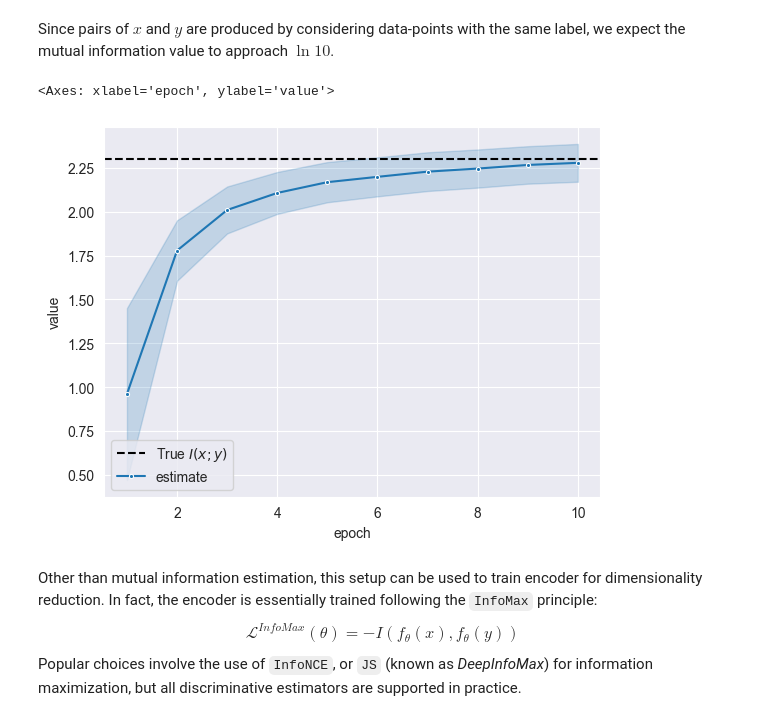
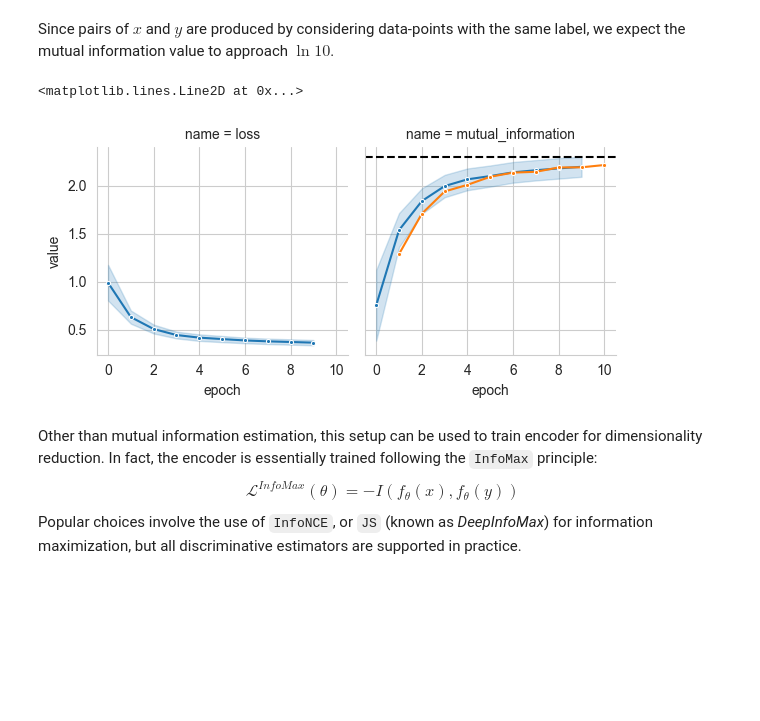
Before and after one commit to mfederici/torch-mist, a Jupyter notebook: docs/notebooks/transformed.ipynb, the cells around one changed output. Saved outputs shown, nothing was run; the diff lists cells and outputs as text; code cells hidden in the pictures; blank space fills up the shorter version.

```diff
--- a/docs/notebooks/transformed.ipynb
+++ b/docs/notebooks/transformed.ipynb
@@ -79,13 +78,15 @@ In the following example we use a simple 2-layer `SMILE` estimator with joint cr
 from torch_mist.estimators import TransformedMIEstimator, smile
 
 transformed_estimator = TransformedMIEstimator(
-    f_x=encoder,
-    f_y=encoder,
+    transforms={
+        'x': encoder,
+        'y': encoder,
+    },
     base_estimator=smile(
         x_dim=z_dim,
         y_dim=z_dim,
         hidden_dims=[64, 32],
-        neg_samples=8,
+        neg_samples=32,
     )
 )
 
@@ -115,23 +116,23 @@ from torch_mist.utils import train_mi_estimator
 
 pd_log = train_mi_estimator(
     transformed_estimator,
-    train_loader=train_loader,
+    data=dataset,
     max_epochs=10,
-    return_log=True,
     verbose=True,
     lr_annealing=False,
+    batch_size=128
 )
 # %% [markdown]
 Since pairs of $x$ and $y$ are produced by considering data-points with the same label, we expect the mutual information value to approach $\ln 10$.
 # %%
 # Plot the estimated values of mutual information over time
-f, ax = plt.subplots(1,1)
+grid = sns.FacetGrid(pd_log, col='name', hue='split')
 
-ax.axhline(y=np.log(10), ls='--', color='k', label='True $I(x;y)$')
-sns.lineplot(pd_log, x='epoch', y='value', marker='.', ax=ax, errorbar='sd', label='estimate')
+grid.map(sns.lineplot, 'epoch', 'value', marker='.', errorbar='sd', label='estimate')
+grid.axes[0,1].axhline(y=np.log(10), ls='--', color='k', label='True $I(x;y)$')
 # %% [output]
-<Axes: xlabel='epoch', ylabel='value'>
+<matplotlib.lines.Line2D at 0x...>
-[figure, old version]
+[figure, new version]
 # %% [markdown]
 Other than mutual information estimation, this setup can be used to train encoder for dimensionality reduction.
 In fact, the encoder is essentially trained following the `InfoMax` principle:
```
Also changed, not shown: parts of 4 cells of this notebook, 24 other files.
